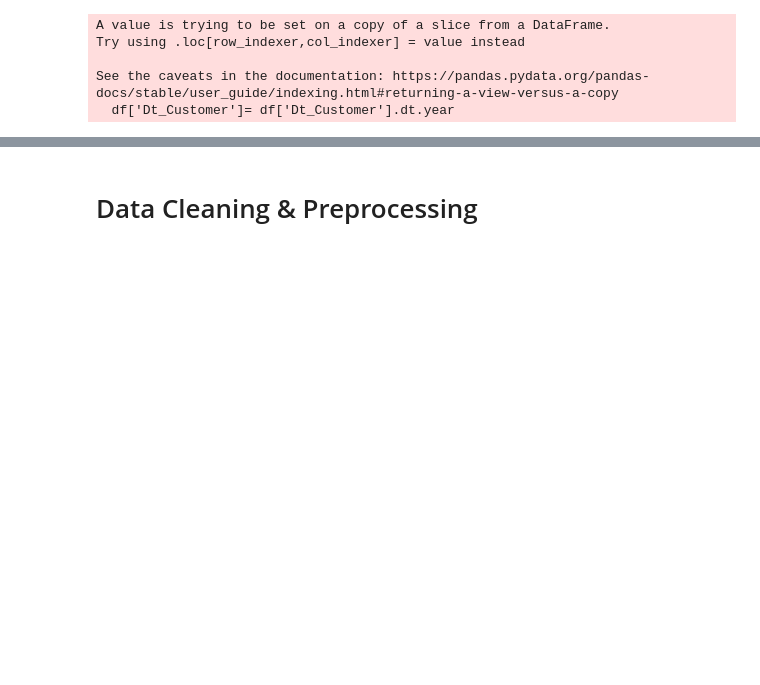
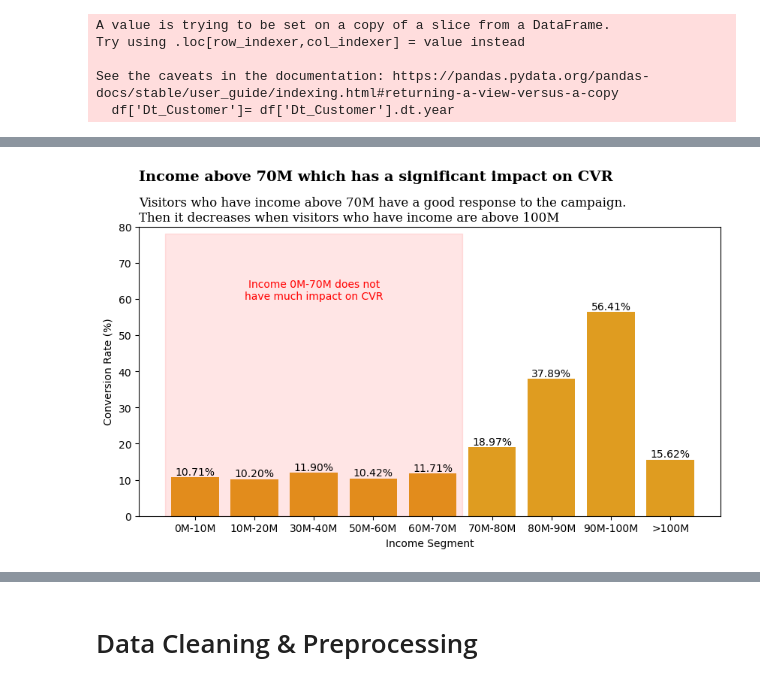
Before and after one commit to AnCodingML/Predict_-Customer_Personality_to_Boost_Marketing_Campaign_by_Using_Machine_Learning, a Jupyter notebook: Predict_Customer_Personality_to_Boost_Marketing_Campaign_by_Using_Machine_Learning.ipynb, the cells around one changed output, grey strips where cells are left out. Cells and saved outputs as stored; diff of their text form; code cells hidden in the pictures; blank space fills up the shorter version.

```diff
--- a/Predict_Customer_Personality_to_Boost_Marketing_Campaign_by_Using_Machine_Learning.ipynb
+++ b/Predict_Customer_Personality_to_Boost_Marketing_Campaign_by_Using_Machine_Learning.ipynb
@@ -125,0 +176,5 @@ plt.show()
+# %%
+y['segment_income'] = df['Income'].apply(lambda x: '0M-10M' if x <=10000000 else '10M-20M' if x <= 20000000
+                       else '30M-40M' if x <= 40000000 else '50M-60M' if x <= 60000000
+                       else '60M-70M' if x <= 70000000 else '70M-80M' if x <= 80000000
+                       else '80M-90M' if x <= 90000000 else '90M-100M' if x <= 100000000 else '>100M')
@@ -125,0 +187,6 @@ plt.show()
+# %%
+z = y[y['Response']==0].groupby(['segment_income'])['Response'].count().reset_index()
+a = y[y['Response']==1].groupby(['segment_income'])['Response'].count().reset_index()
+z['Respond'] = a['Response']
+z = z.rename(columns={'Response':'Not_Respond'})
+z['conversion_rate'] = z['Respond']/(z['Not_Respond']+z['Respond'])*100
@@ -125,0 +206,14 @@ plt.show()
+# %%
+plt.figure(figsize=(10,5))
+g = sns.barplot(x=z['segment_income'], y=z['conversion_rate'], data=z, color='orange')
+plt.bar_label(g.containers[0], fmt='%.2f%%')
+plt.ylim(0,80)
+plt.xlabel('Income Segment')
+plt.ylabel('Conversion Rate (%)')
+plt.stackplot(np.arange(-0.5,5), [78], color='red', alpha=0.1)
+plt.text(x=2, y=60, s='Income 0M-70M does not\nhave much impact on CVR', color='red', fontsize=10, ha='center')
+plt.text(0, 1.16, 'Income above 70M which has a significant impact on CVR', ha='left',fontfamily='serif', fontsize=14, transform=plt.gca().transAxes, fontweight='bold')
+plt.text(0, 1.02, 'Visitors who have income above 70M have a good response to the campaign.\nThen it decreases when visitors who have income are above 100M', ha='left',fontfamily='serif', fontsize=12, transform=plt.gca().transAxes)
+plt.show()
+# %% [output]
+[figure, added]
```
Also changed, not shown: parts of 66 cells of this notebook.
